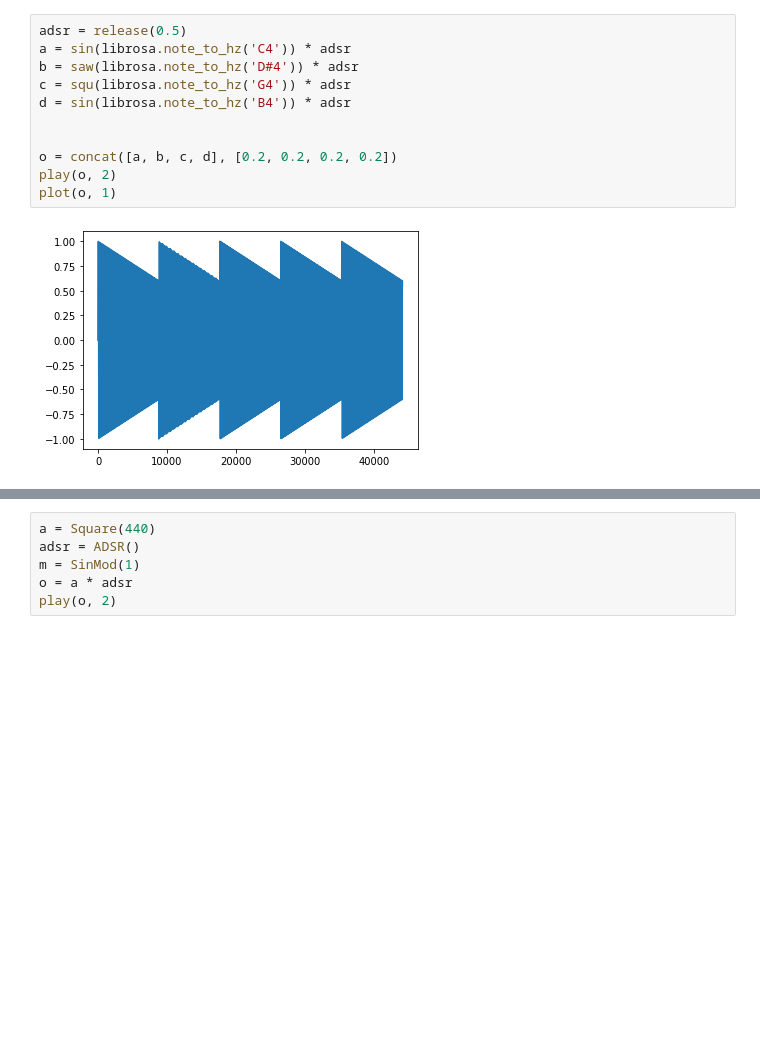
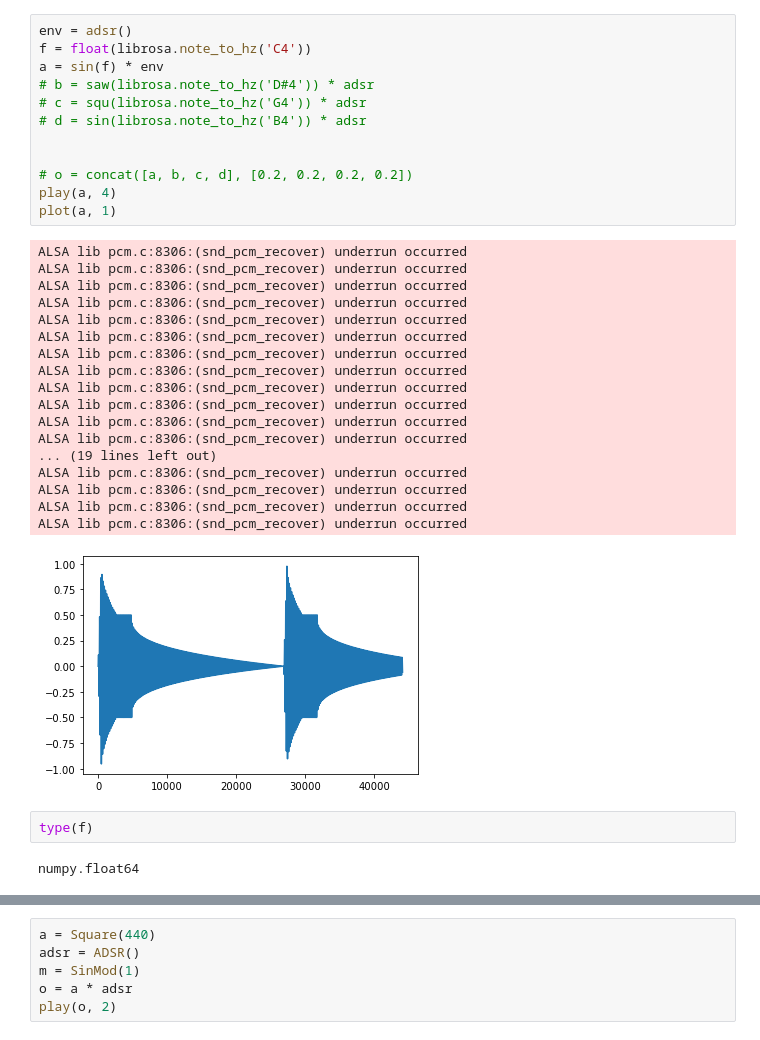
Before and after one commit to gongyibei/infsynth, a Jupyter notebook: test.ipynb, the cells around one changed output, grey strips where cells are left out. Saved outputs shown, nothing was run; the diff lists cells and outputs as text; blank space fills up the shorter version.

```diff
--- a/test.ipynb
+++ b/test.ipynb
@@ -15,13 +85,35 @@ plot(o*0.5, 0.1)
 # %%
-adsr = release(0.5)
-a = sin(librosa.note_to_hz('C4')) * adsr
-b = saw(librosa.note_to_hz('D#4')) * adsr
-c = squ(librosa.note_to_hz('G4')) * adsr
-d = sin(librosa.note_to_hz('B4')) * adsr
+env = adsr()
+f = float(librosa.note_to_hz('C4'))
+a = sin(f) * env
+# b = saw(librosa.note_to_hz('D#4')) * adsr
+# c = squ(librosa.note_to_hz('G4')) * adsr
+# d = sin(librosa.note_to_hz('B4')) * adsr
 
 
-o = concat([a, b, c, d], [0.2, 0.2, 0.2, 0.2])
-play(o, 2)
-plot(o, 1)
+# o = concat([a, b, c, d], [0.2, 0.2, 0.2, 0.2])
+play(a, 4)
+plot(a, 1)
 # %% [output]
+ALSA lib pcm.c:8306:(snd_pcm_recover) underrun occurred
+ALSA lib pcm.c:8306:(snd_pcm_recover) underrun occurred
+ALSA lib pcm.c:8306:(snd_pcm_recover) underrun occurred
+ALSA lib pcm.c:8306:(snd_pcm_recover) underrun occurred
+ALSA lib pcm.c:8306:(snd_pcm_recover) underrun occurred
+ALSA lib pcm.c:8306:(snd_pcm_recover) underrun occurred
+ALSA lib pcm.c:8306:(snd_pcm_recover) underrun occurred
+ALSA lib pcm.c:8306:(snd_pcm_recover) underrun occurred
+ALSA lib pcm.c:8306:(snd_pcm_recover) underrun occurred
+ALSA lib pcm.c:8306:(snd_pcm_recover) underrun occurred
+ALSA lib pcm.c:8306:(snd_pcm_recover) underrun occurred
+ALSA lib pcm.c:8306:(snd_pcm_recover) underrun occurred
+... (19 lines left out)
+ALSA lib pcm.c:8306:(snd_pcm_recover) underrun occurred
+ALSA lib pcm.c:8306:(snd_pcm_recover) underrun occurred
+ALSA lib pcm.c:8306:(snd_pcm_recover) underrun occurred
+ALSA lib pcm.c:8306:(snd_pcm_recover) underrun occurred
-[figure, old version]
+[figure, new version]
+# %%
+type(f)
+# %% [output]
+numpy.float64
```
Also changed, not shown: parts of 21 cells of this notebook, 11 other files.
